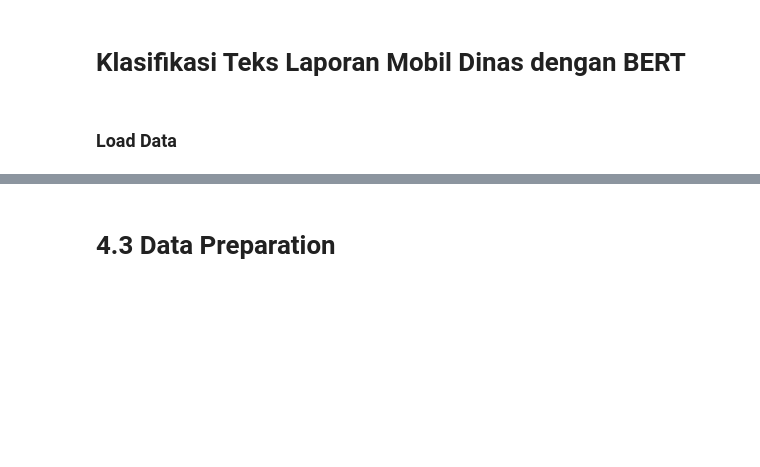
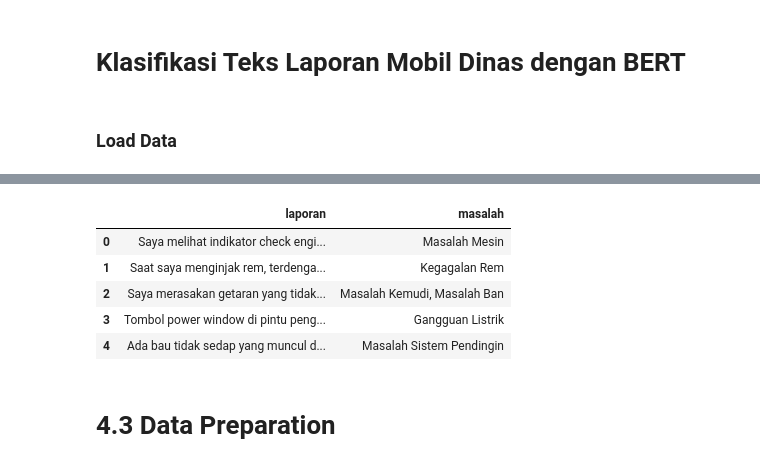
Before and after one commit to AkhdanFirdaus/bmn-model, a Jupyter notebook: final_ta_klasifikasi_teks_bert_keras.ipynb, the cells around one changed output, grey strips where cells are left out. Cells and saved outputs as stored; diff of their text form; code cells hidden in the pictures; blank space fills up the shorter version.

```diff
--- a/final_ta_klasifikasi_teks_bert_keras.ipynb
+++ b/final_ta_klasifikasi_teks_bert_keras.ipynb
@@ -29,0 +88,5 @@ data_laporan_raw = pd.read_csv(loc_laporan)
+# %%
+data_laporan_fixed = data_laporan_raw.rename(columns={
+    'Laporan': 'laporan',
+    'Masalah': 'masalah'
+})
@@ -30,3 +115,12 @@ data_laporan_raw = pd.read_csv(loc_laporan)
+# %%
+data_laporan_fixed.head()
+# %% [output]
+|  | laporan | masalah |
+| 0 | Saya melihat indikator check engi... | Masalah Mesin |
+| 1 | Saat saya menginjak rem, terdenga... | Kegagalan Rem |
+| 2 | Saya merasakan getaran yang tidak... | Masalah Kemudi, Masalah Ban |
+| 3 | Tombol power window di pintu peng... | Gangguan Listrik |
+| 4 | Ada bau tidak sedap yang muncul d... | Masalah Sistem Pendingin |
 # %% [markdown]
 # 4.3 Data Preparation
 # %% [markdown]
```
Also changed, not shown: parts of 39 cells of this notebook.
